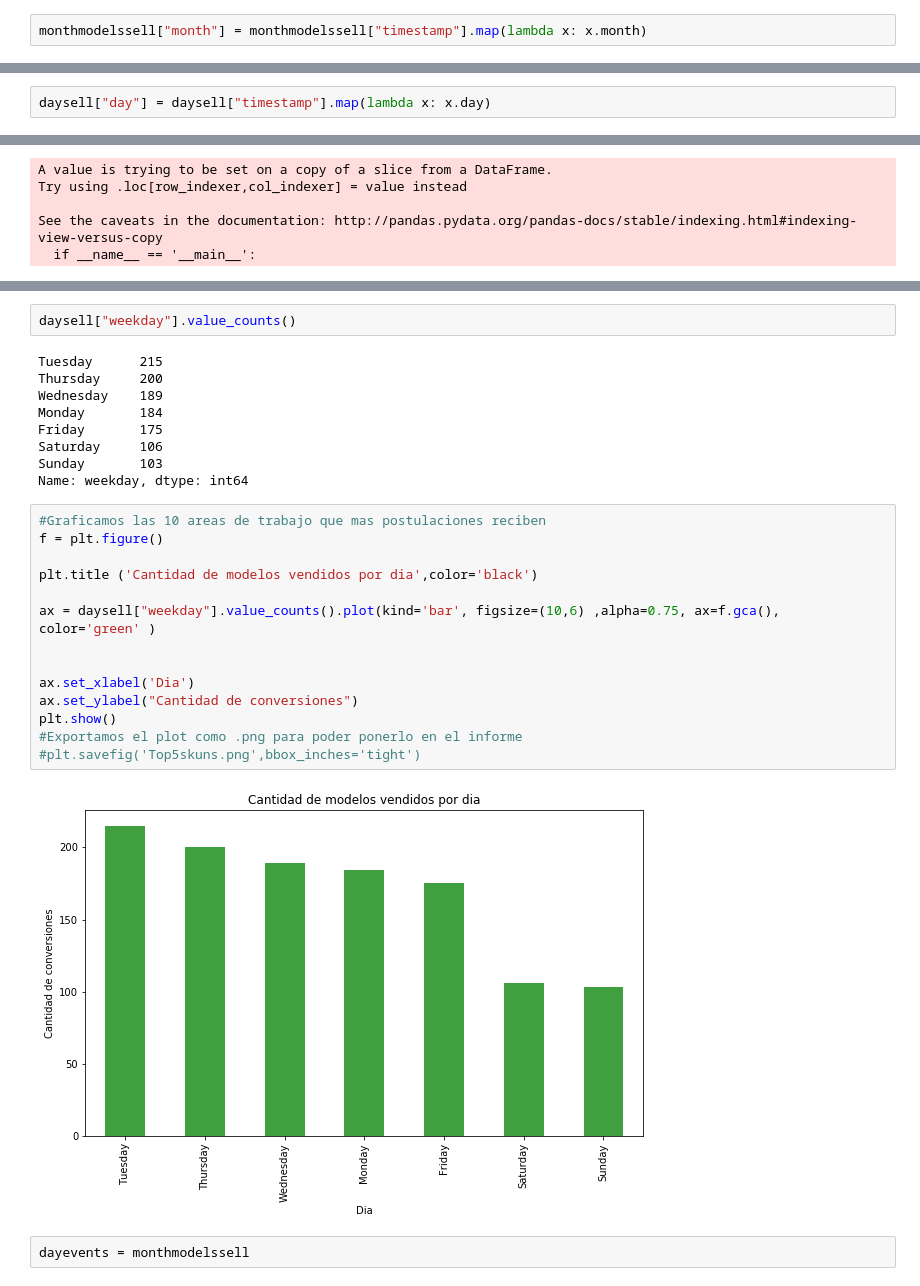
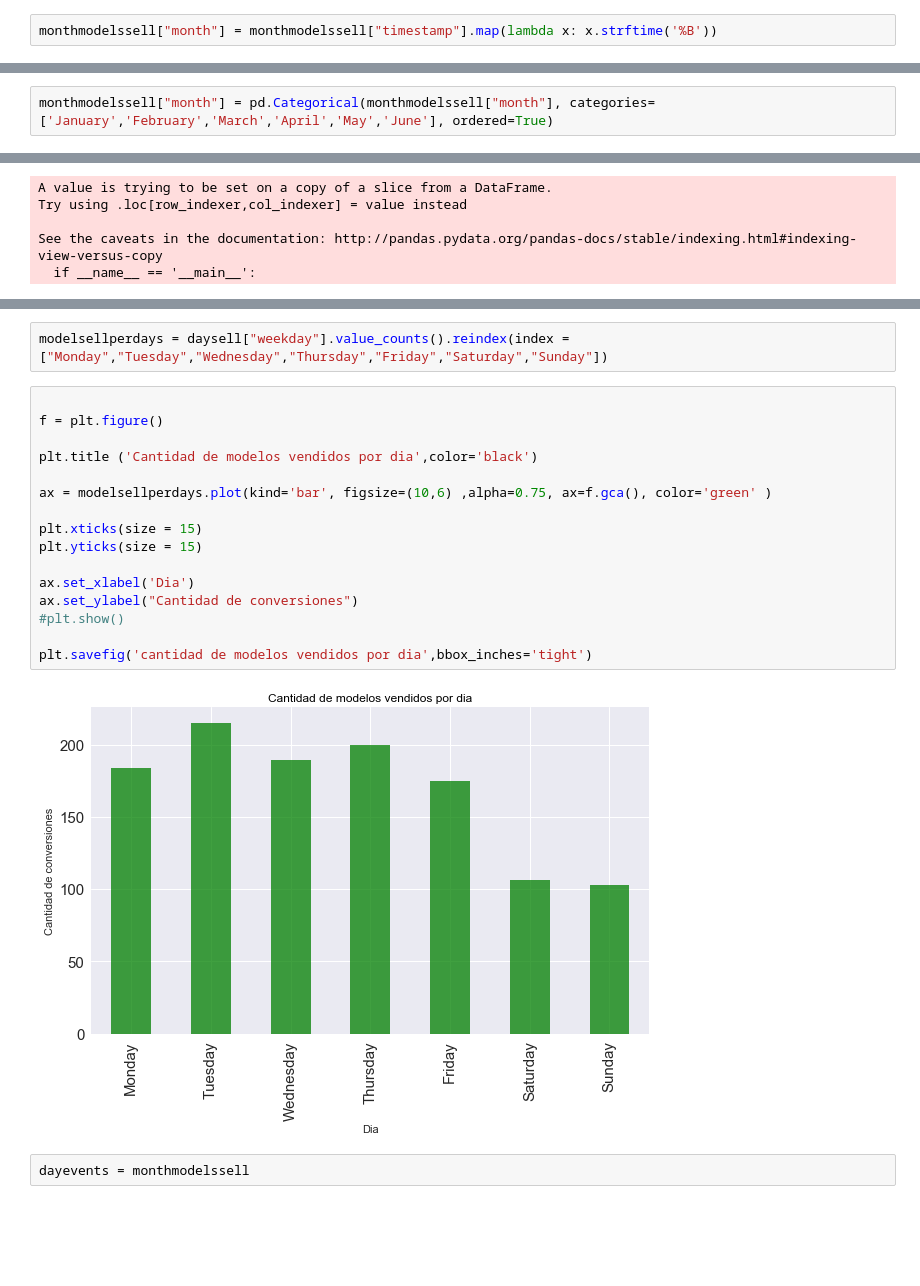
Before and after one commit to fonse451/Datos, a Jupyter notebook: AnalisisExploratorio-Trocafone.ipynb, the cells around one changed output, grey strips where cells are left out. Drawn from its saved outputs; the diff is of its cells as text; blank space fills up the shorter version.

```diff
--- a/AnalisisExploratorio-Trocafone.ipynb
+++ b/AnalisisExploratorio-Trocafone.ipynb
@@ -291,9 +582,11 @@ True     447004
 Name: model, dtype: int64
 # %%
-monthmodelssell["month"] = monthmodelssell["timestamp"].map(lambda x: x.month)
+monthmodelssell["month"] = monthmodelssell["timestamp"].map(lambda x: x.strftime('%B'))
 # %% [output]
 A value is trying to be set on a copy of a slice from a DataFrame.
 Try using .loc[row_indexer,col_indexer] = value instead
 
 See the caveats in the documentation: http://pandas.pydata.org/pandas-docs/stable/indexing.html#indexing-view-versus-copy
   if __name__ == '__main__':
+# %%
+monthmodelssell["month"] = pd.Categorical(monthmodelssell["month"], categories=['January','February','March','April','May','June'], ordered=True)
@@ -348,2 +675,0 @@ daysell.head()
-# %%
-daysell["day"] = daysell["timestamp"].map(lambda x: x.day)
@@ -382,30 +702,23 @@ daysell.head()
-# %%
-daysell["weekday"].value_counts()
-# %% [output]
-Tuesday      215
-Thursday     200
-Wednesday    189
-Monday       184
-Friday       175
-Saturday     106
-Sunday       103
-Name: weekday, dtype: int64
+# %%
+modelsellperdays = daysell["weekday"].value_counts().reindex(index = ["Monday","Tuesday","Wednesday","Thursday","Friday","Saturday","Sunday"])
 # %%
-#Graficamos las 10 areas de trabajo que mas postulaciones reciben
+
 f = plt.figure()
 
 plt.title ('Cantidad de modelos vendidos por dia',color='black')
 
-ax = daysell["weekday"].value_counts().plot(kind='bar', figsize=(10,6) ,alpha=0.75, ax=f.gca(), color='green' )
+ax = modelsellperdays.plot(kind='bar', figsize=(10,6) ,alpha=0.75, ax=f.gca(), color='green' )
 
+plt.xticks(size = 15)
+plt.yticks(size = 15)
 
 ax.set_xlabel('Dia')
 ax.set_ylabel("Cantidad de conversiones")
-plt.show()
-#Exportamos el plot como .png para poder ponerlo en el informe
-#plt.savefig('Top5skuns.png',bbox_inches='tight')
+#plt.show()
+
+plt.savefig('cantidad de modelos vendidos por dia',bbox_inches='tight')
 # %% [output]
-[figure, old version]
+[figure, new version]
 # %%
 dayevents = monthmodelssell
 # %%
```
Also changed, not shown: parts of 119 cells of this notebook.
